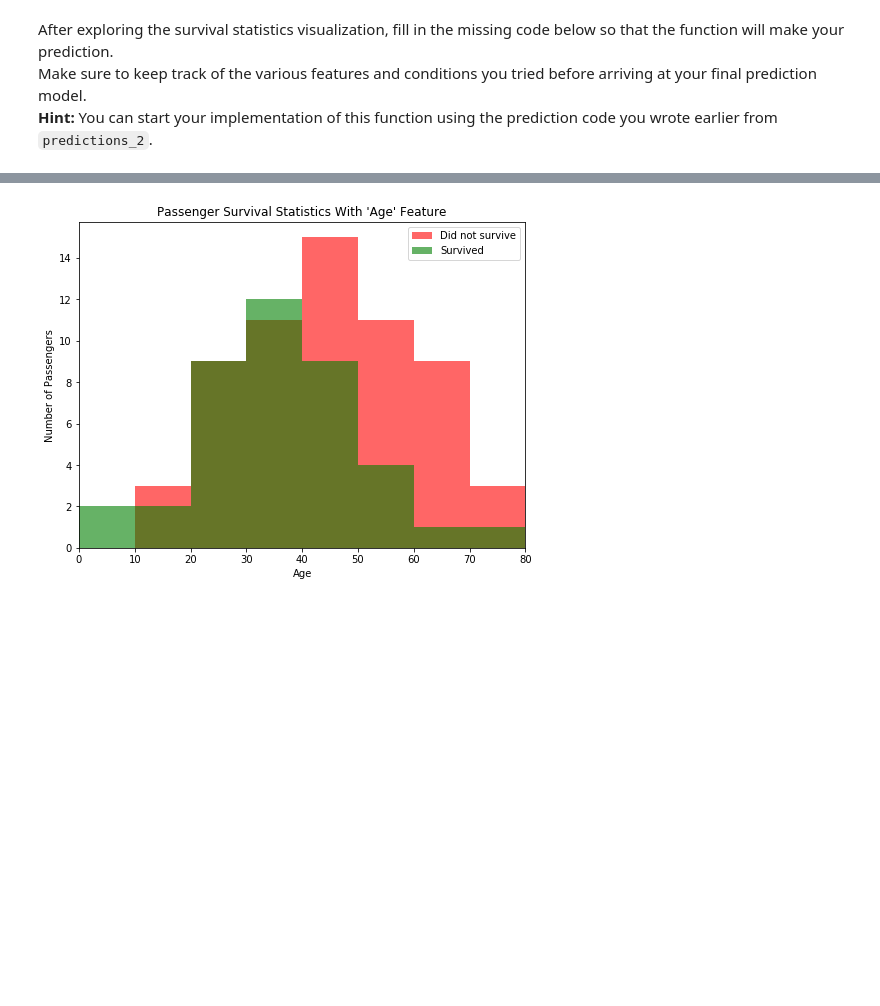
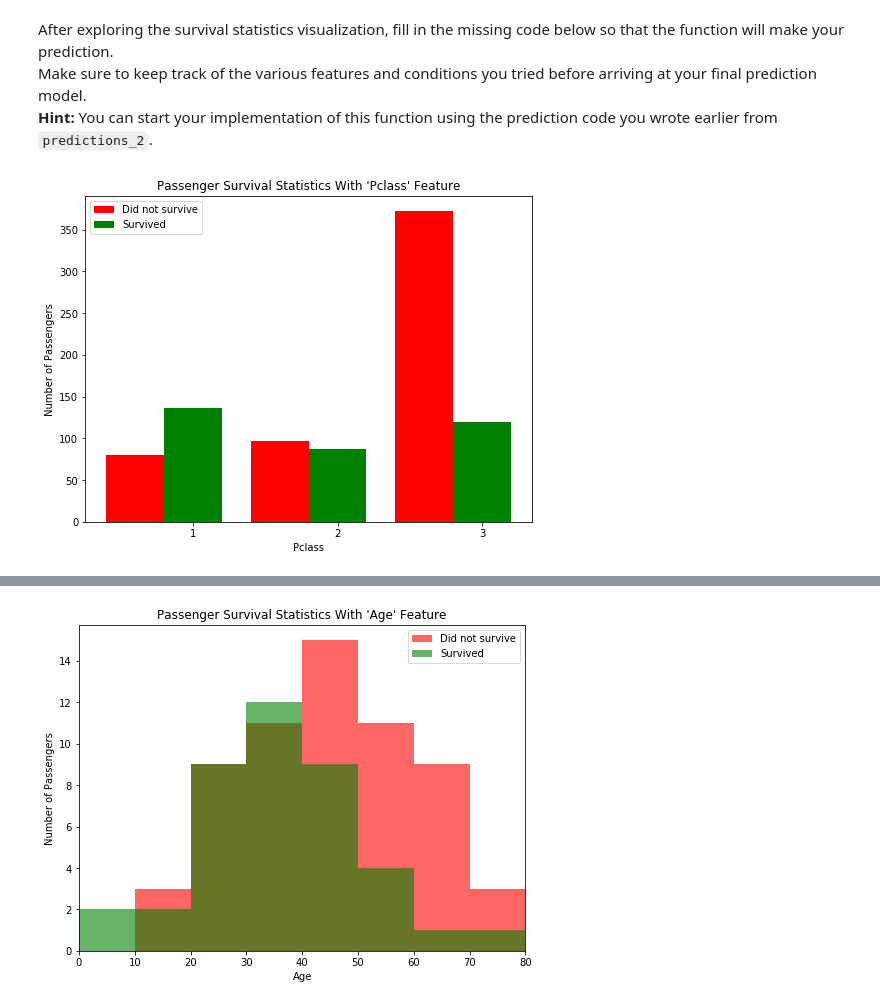
Before and after one commit to bhaskarjitsarmah/titanic-survival-exploration, a Jupyter notebook: titanic_survival_exploration.ipynb, the cells around one changed output, grey strips where cells are left out. Drawn from its saved outputs; the diff is of its cells as text; code cells hidden in the pictures; blank space fills up the shorter version.

```diff
--- a/titanic_survival_exploration.ipynb
+++ b/titanic_survival_exploration.ipynb
@@ -221,3 +221,7 @@ vs.survival_stats(data, outcomes, 'Age', ["Sex == 'male'", "Age < 18"])
 After exploring the survival statistics visualization, fill in the missing code below so that the function will make your prediction.
 Make sure to keep track of the various features and conditions you tried before arriving at your final prediction model.
 **Hint:** You can start your implementation of this function using the prediction code you wrote earlier from `predictions_2`.
+# %%
+vs.survival_stats(data, outcomes, 'Pclass')
+# %% [output]
+[figure, added]
```
Also changed, not shown: parts of 6 cells of this notebook.
